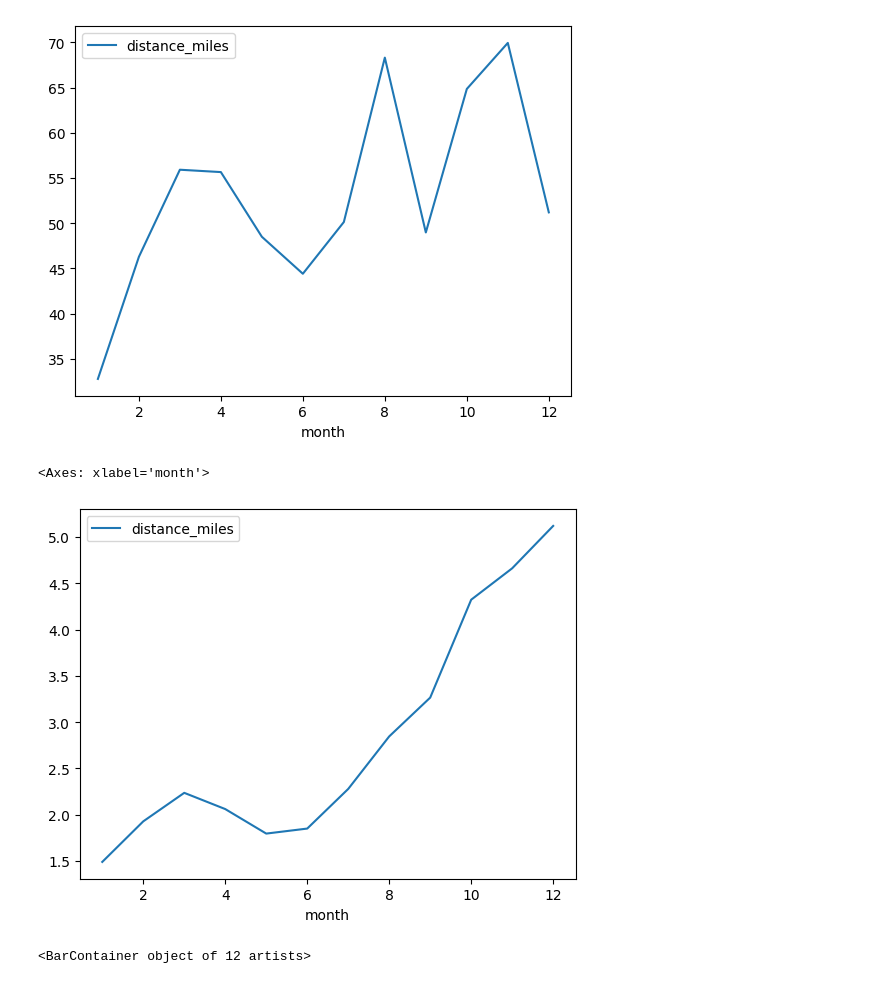
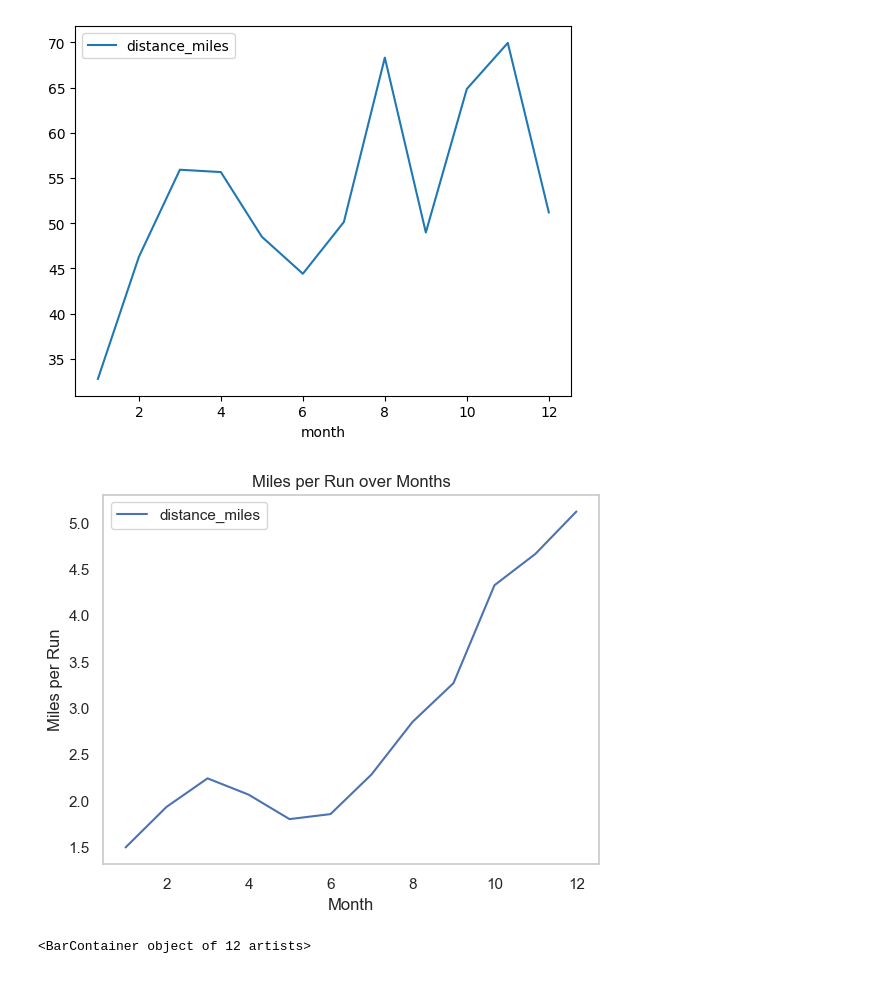
Before and after one commit to benstager/strava, a Jupyter notebook: analysis.ipynb, the cells around one changed output. Drawn from its saved outputs; the diff is of its cells as text; code cells hidden in the pictures.

```diff
--- a/analysis.ipynb
+++ b/analysis.ipynb
@@ -137,11 +145,15 @@ df.groupby('month').agg({'distance_miles':'sum'}).plot()
 # %% [output]
 <Axes: xlabel='month'>
 [figure]
-# %%
-df.groupby('month').agg({'distance_miles':'mean'}).plot()
-# %% [output]
-<Axes: xlabel='month'>
-[figure, removed]
+# %%
+df.groupby('month').agg({'distance_miles':'mean'}).plot()
+plt.xlabel('Month')
+plt.ylabel("Miles per Run")
+plt.grid(False)
+plt.title("Miles per Run over Months")
+plt.show()
+# %% [output]
+[figure, added]
 # %%
 paces_average = df.groupby('mile_cat').agg({'pace':'mean'}).reset_index()
 
```
Also changed, not shown: parts of 12 cells of this notebook.
